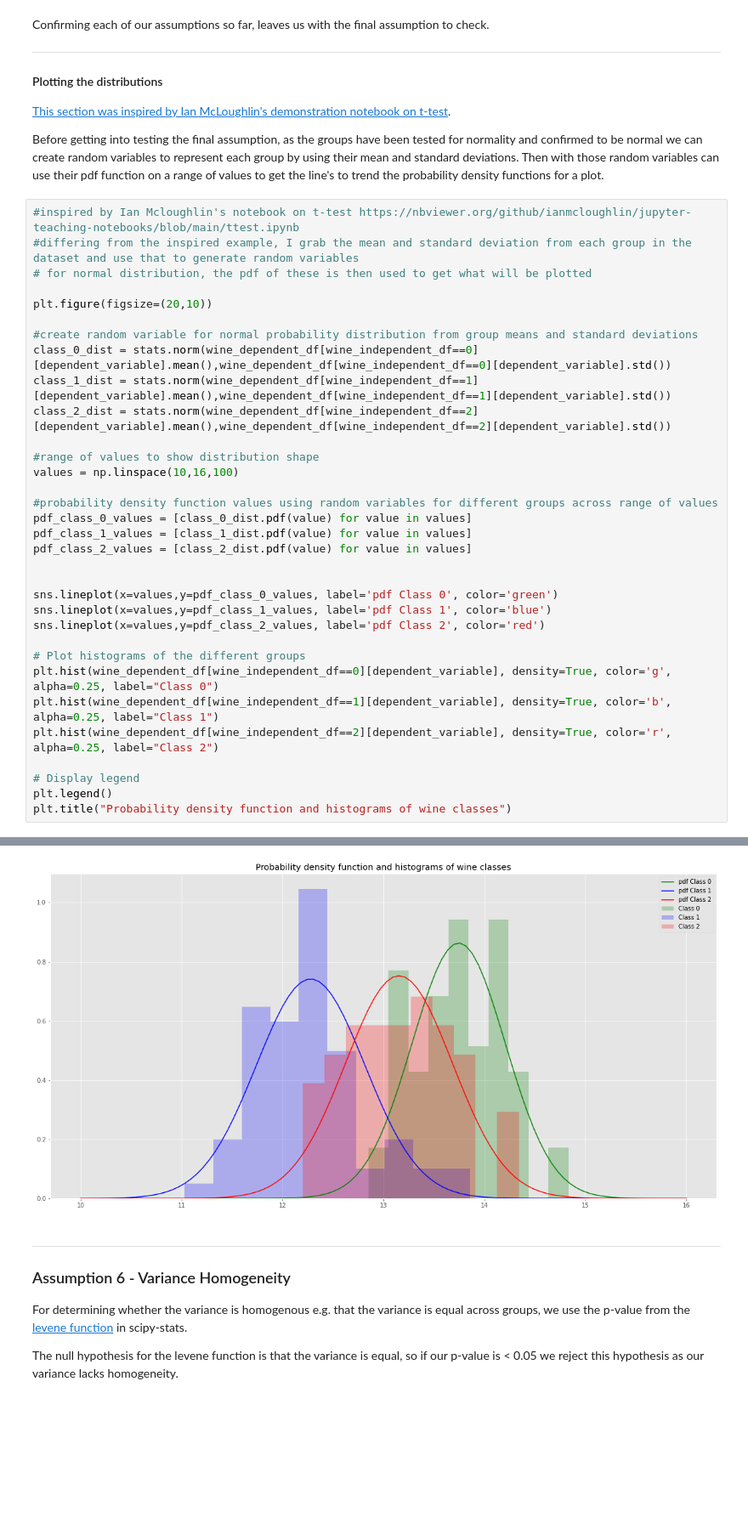
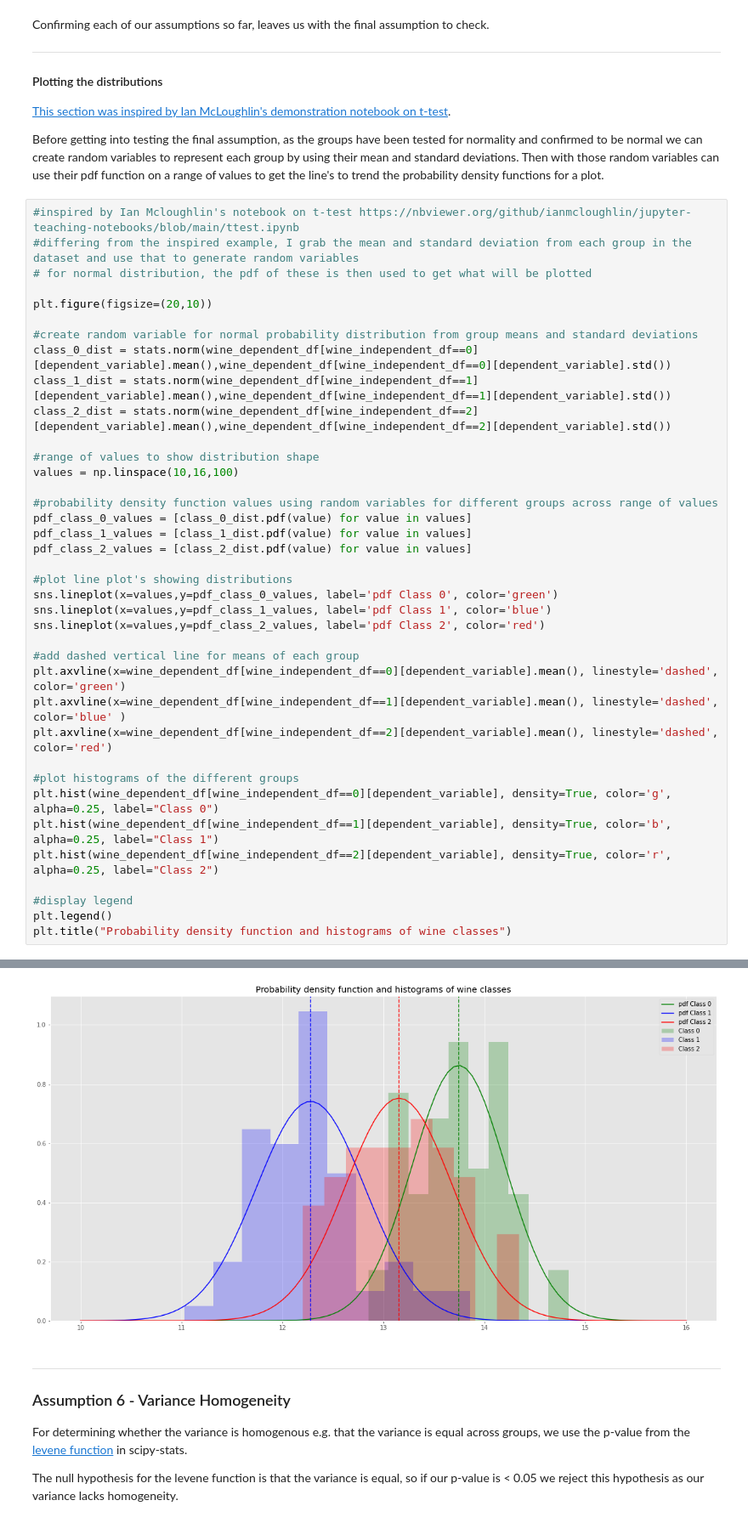
Before and after one commit to itskeithstudent/Machine-Learning-and-Statistics-Assessment, a Jupyter notebook: scipy-stats.ipynb, the cells around one changed output, grey strips where cells are left out. Shown at 85% size. Drawn from its saved outputs; the diff is of its cells as text; blank space fills up the shorter version.

Commit message:
Add vertical line to plot in scipy for groups distributions

```diff
--- a/scipy-stats.ipynb
+++ b/scipy-stats.ipynb
@@ -332,37 +332,42 @@ Then with those random variables can use their pdf function on a range of values
 #differing from the inspired example, I grab the mean and standard deviation from each group in the dataset and use that to generate random variables
 # for normal distribution, the pdf of these is then used to get what will be plotted
 
 plt.figure(figsize=(20,10))
 
 #create random variable for normal probability distribution from group means and standard deviations
 class_0_dist = stats.norm(wine_dependent_df[wine_independent_df==0][dependent_variable].mean(),wine_dependent_df[wine_independent_df==0][dependent_variable].std())
 class_1_dist = stats.norm(wine_dependent_df[wine_independent_df==1][dependent_variable].mean(),wine_dependent_df[wine_independent_df==1][dependent_variable].std())
 class_2_dist = stats.norm(wine_dependent_df[wine_independent_df==2][dependent_variable].mean(),wine_dependent_df[wine_independent_df==2][dependent_variable].std())
 
 #range of values to show distribution shape
 values = np.linspace(10,16,100)
 
 #probability density function values using random variables for different groups across range of values
 pdf_class_0_values = [class_0_dist.pdf(value) for value in values]
 pdf_class_1_values = [class_1_dist.pdf(value) for value in values]
 pdf_class_2_values = [class_2_dist.pdf(value) for value in values]
 
-
+#plot line plot's showing distributions
 sns.lineplot(x=values,y=pdf_class_0_values, label='pdf Class 0', color='green')
 sns.lineplot(x=values,y=pdf_class_1_values, label='pdf Class 1', color='blue')
 sns.lineplot(x=values,y=pdf_class_2_values, label='pdf Class 2', color='red')
 
-# Plot histograms of the different groups
+#add dashed vertical line for means of each group
+plt.axvline(x=wine_dependent_df[wine_independent_df==0][dependent_variable].mean(), linestyle='dashed', color='green')
+plt.axvline(x=wine_dependent_df[wine_independent_df==1][dependent_variable].mean(), linestyle='dashed', color='blue' )
+plt.axvline(x=wine_dependent_df[wine_independent_df==2][dependent_variable].mean(), linestyle='dashed', color='red')
+
+#plot histograms of the different groups
 plt.hist(wine_dependent_df[wine_independent_df==0][dependent_variable], density=True, color='g', alpha=0.25, label="Class 0")
 plt.hist(wine_dependent_df[wine_independent_df==1][dependent_variable], density=True, color='b', alpha=0.25, label="Class 1")
 plt.hist(wine_dependent_df[wine_independent_df==2][dependent_variable], density=True, color='r', alpha=0.25, label="Class 2")
 
-# Display legend
+#display legend
 plt.legend()
 plt.title("Probability density function and histograms of wine classes")
 # %% [output]
 Text(0.5, 1.0, 'Probability density function and histograms of wine classes')
-[figure, old version]
+[figure, new version]
 # %% [markdown]
 ***
 ### Assumption 6 - Variance Homogeneity
```
Also changed, not shown: parts of 6 cells of this notebook, 1 other file.
